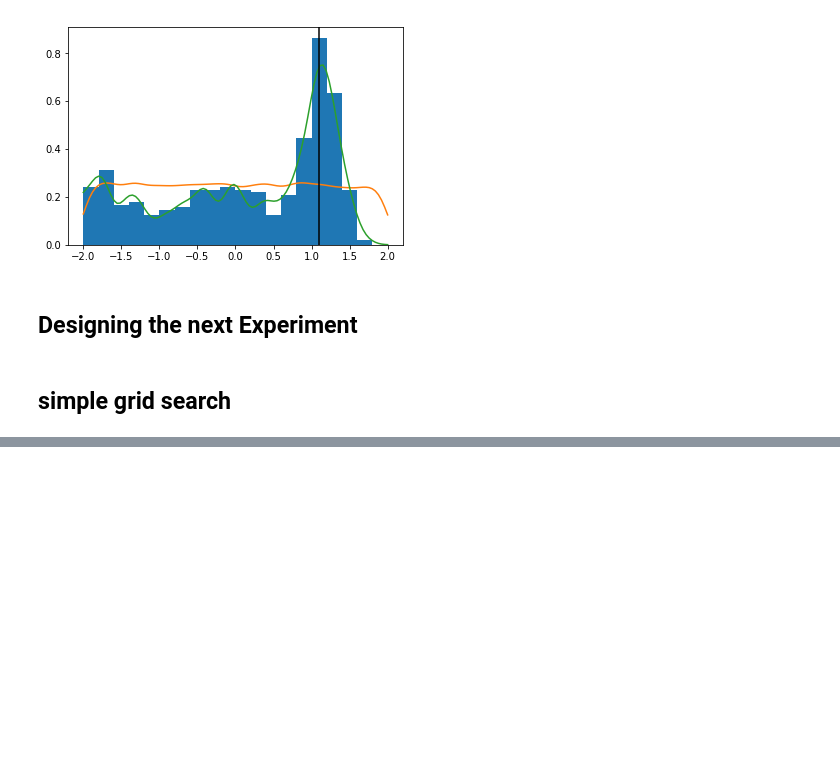
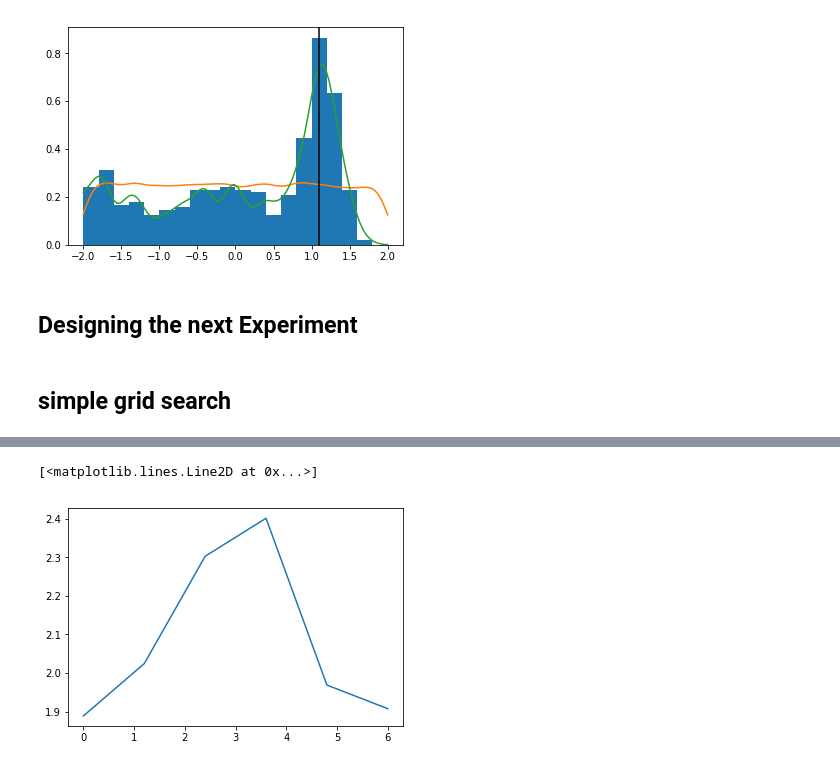
Before and after one commit to cranmer/active_sciencing, a Jupyter notebook: clean/active_gaussian.ipynb, the cells around one changed output, grey strips where cells are left out. Drawn from its saved outputs; the diff is of its cells as text; code cells hidden in the pictures; blank space fills up the shorter version.

```diff
--- a/clean/active_gaussian.ipynb
+++ b/clean/active_gaussian.ipynb
@@ -183,2 +183,5 @@ simulating with  1.14285714286 6.0
 # %%
-plt.plot(np.linspace(*PHI_RANGE, num = 11),eig)
+plt.plot(np.linspace(*PHI_RANGE, num = 6),eig)
+# %% [output]
+[<matplotlib.lines.Line2D at 0x...>]
+[figure, added]
```
Also changed, not shown: parts of 1 cell of this notebook.
